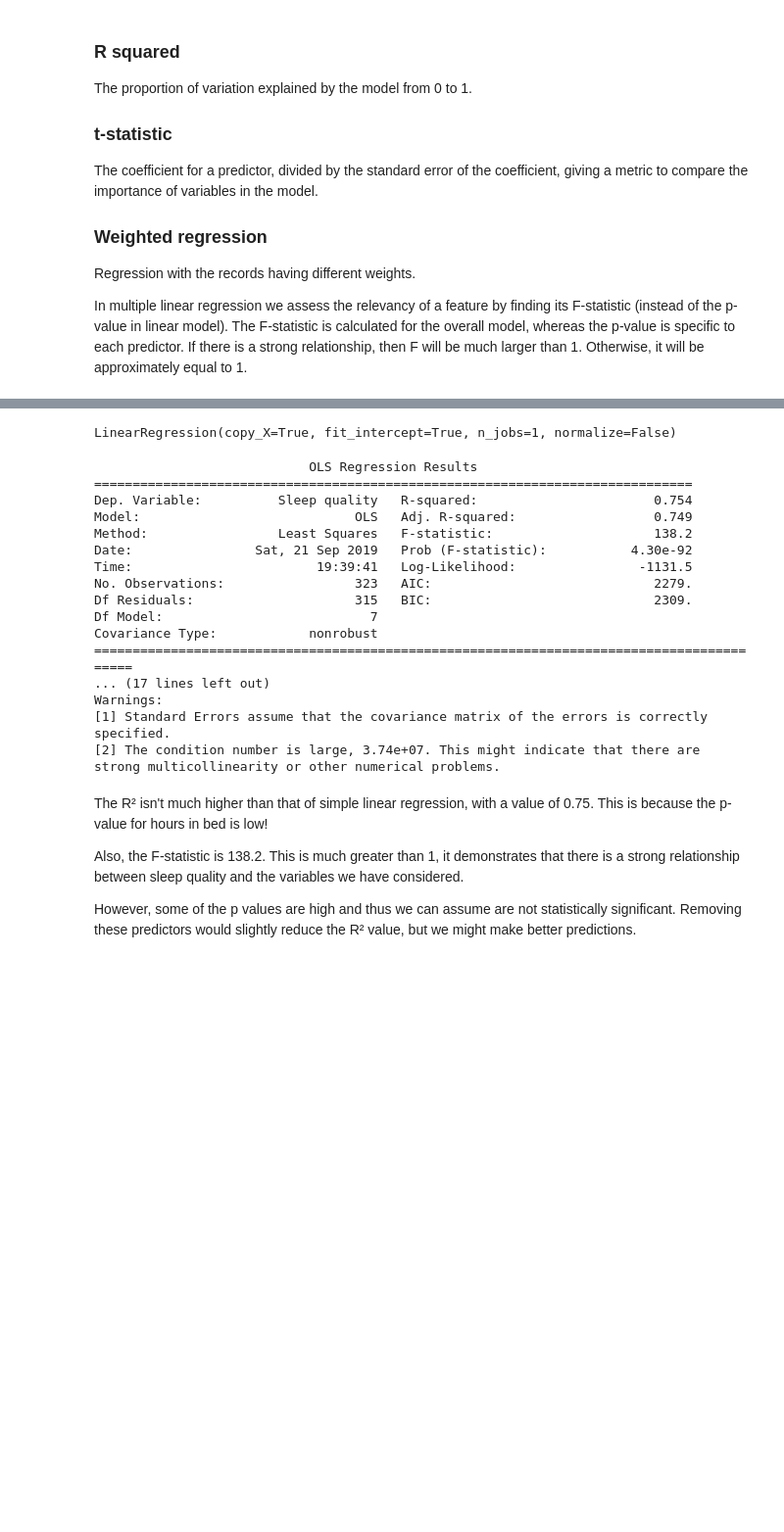
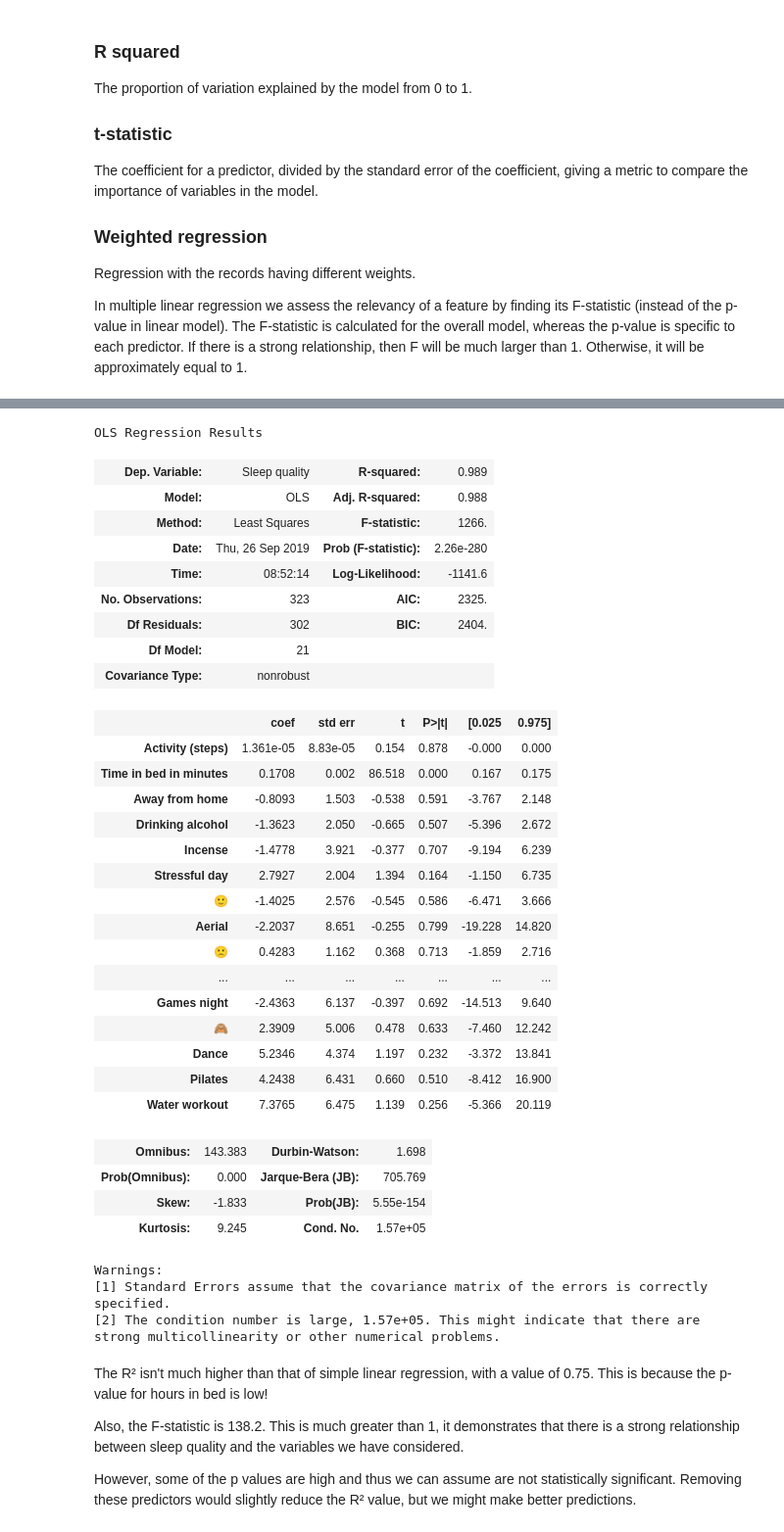
Before and after one commit to JenniferOwen/Practice_sleep_data, a Jupyter notebook: Multiple Linear Regression.ipynb, the cells around one changed output, grey strips where cells are left out. Shown: that part at 98% size. Saved outputs shown, nothing was run; the diff lists cells and outputs as text; code cells hidden in the pictures; blank space fills up the shorter version.

Commit message:
Analysing sleep data

```diff
--- a/Multiple Linear Regression.ipynb
+++ b/Multiple Linear Regression.ipynb
@@ -70,34 +77,50 @@ memory usage: 27.8+ KB
 # %%
-df_test = df.drop(['Sleep Notes', 'Bedtime', 'Woke up'], axis=1)
+#I'm going to drop all the object types as well as factors that I know, could not aid sleep (e.g. heart rate the next morning)
+df_test = df.drop(['Sleep Notes', 'Bedtime', 'Woke up', 'Date', 'Heart rate', 'Mood (out of 3)', 'Day', 'Month', 'Year'], axis=1)
 Xs = df_test.drop(['Sleep quality'], axis=1)
 y = df_test[['Sleep quality']]
-reg = LinearRegression()
-reg.fit(Xs, y)
-# %% [output]
-LinearRegression(copy_X=True, fit_intercept=True, n_jobs=1, normalize=False)
-# %%
-X2 = sm.add_constant(Xs)
-est = sm.OLS(y, X2)
-est2 = est.fit()
-print(est2.summary())
-# %% [output]
-                            OLS Regression Results
-==============================================================================
-Dep. Variable:          Sleep quality   R-squared:                       0.754
-Model:                            OLS   Adj. R-squared:                  0.749
-Method:                 Least Squares   F-statistic:                     138.2
-Date:                Sat, 21 Sep 2019   Prob (F-statistic):           4.30e-92
-Time:                        19:39:41   Log-Likelihood:                -1131.5
-No. Observations:                 323   AIC:                             2279.
-Df Residuals:                     315   BIC:                             2309.
-Df Model:                           7
-Covariance Type:            nonrobust
-==========================================================================================
-... (17 lines left out)
-Warnings:
-[1] Standard Errors assume that the covariance matrix of the errors is correctly specified.
-[2] The condition number is large, 3.74e+07. This might indicate that there are
-strong multicollinearity or other numerical problems.
+# %%
+# Note the difference in argument order
+model = sm.OLS(y, Xs).fit()
+predictions = model.predict(Xs) # make the predictions by the model
+
+# Print out the statistics
+model.summary()
+# %% [output]
+OLS Regression Results
+| Dep. Variable: | Sleep quality | R-squared: | 0.989 |
+| Model: | OLS | Adj. R-squared: | 0.988 |
+| Method: | Least Squares | F-statistic: | 1266. |
+| Date: | Thu, 26 Sep 2019 | Prob (F-statistic): | 2.26e-280 |
+| Time: | 08:52:14 | Log-Likelihood: | -1141.6 |
+| No. Observations: | 323 | AIC: | 2325. |
+| Df Residuals: | 302 | BIC: | 2404. |
+| Df Model: | 21 |  |  |
+| Covariance Type: | nonrobust |  |  |
+|  | coef | std err | t | P>|t| | [0.025 | 0.975] |
+| Activity (steps) | 1.361e-05 | 8.83e-05 | 0.154 | 0.878 | -0.000 | 0.000 |
+| Time in bed in minutes | 0.1708 | 0.002 | 86.518 | 0.000 | 0.167 | 0.175 |
+| Away from home | -0.8093 | 1.503 | -0.538 | 0.591 | -3.767 | 2.148 |
+| Drinking alcohol | -1.3623 | 2.050 | -0.665 | 0.507 | -5.396 | 2.672 |
+| Incense | -1.4778 | 3.921 | -0.377 | 0.707 | -9.194 | 6.239 |
+| Stressful day | 2.7927 | 2.004 | 1.394 | 0.164 | -1.150 | 6.735 |
+| 🙂 | -1.4025 | 2.576 | -0.545 | 0.586 | -6.471 | 3.666 |
+| Aerial | -2.2037 | 8.651 | -0.255 | 0.799 | -19.228 | 14.820 |
+| 🙁 | 0.4283 | 1.162 | 0.368 | 0.713 | -1.859 | 2.716 |
+| ... | ... | ... | ... | ... | ... | ... |
+| Games night | -2.4363 | 6.137 | -0.397 | 0.692 | -14.513 | 9.640 |
+| 🙈 | 2.3909 | 5.006 | 0.478 | 0.633 | -7.460 | 12.242 |
+| Dance | 5.2346 | 4.374 | 1.197 | 0.232 | -3.372 | 13.841 |
+| Pilates | 4.2438 | 6.431 | 0.660 | 0.510 | -8.412 | 16.900 |
+| Water workout | 7.3765 | 6.475 | 1.139 | 0.256 | -5.366 | 20.119 |
+| Omnibus: | 143.383 | Durbin-Watson: | 1.698 |
+| Prob(Omnibus): | 0.000 | Jarque-Bera (JB): | 705.769 |
+| Skew: | -1.833 | Prob(JB): | 5.55e-154 |
+| Kurtosis: | 9.245 | Cond. No. | 1.57e+05 |
+Warnings:
+[1] Standard Errors assume that the covariance matrix of the errors is correctly specified.
+[2] The condition number is large, 1.57e+05. This might indicate that there are
+strong multicollinearity or other numerical problems.
 # %% [markdown]
 The R² isn't much higher than that of simple linear regression, with a value of 0.75. This is because the p-value for hours in bed is low!
 
```
Also changed, not shown: parts of 10 cells of this notebook, 5 other files.
